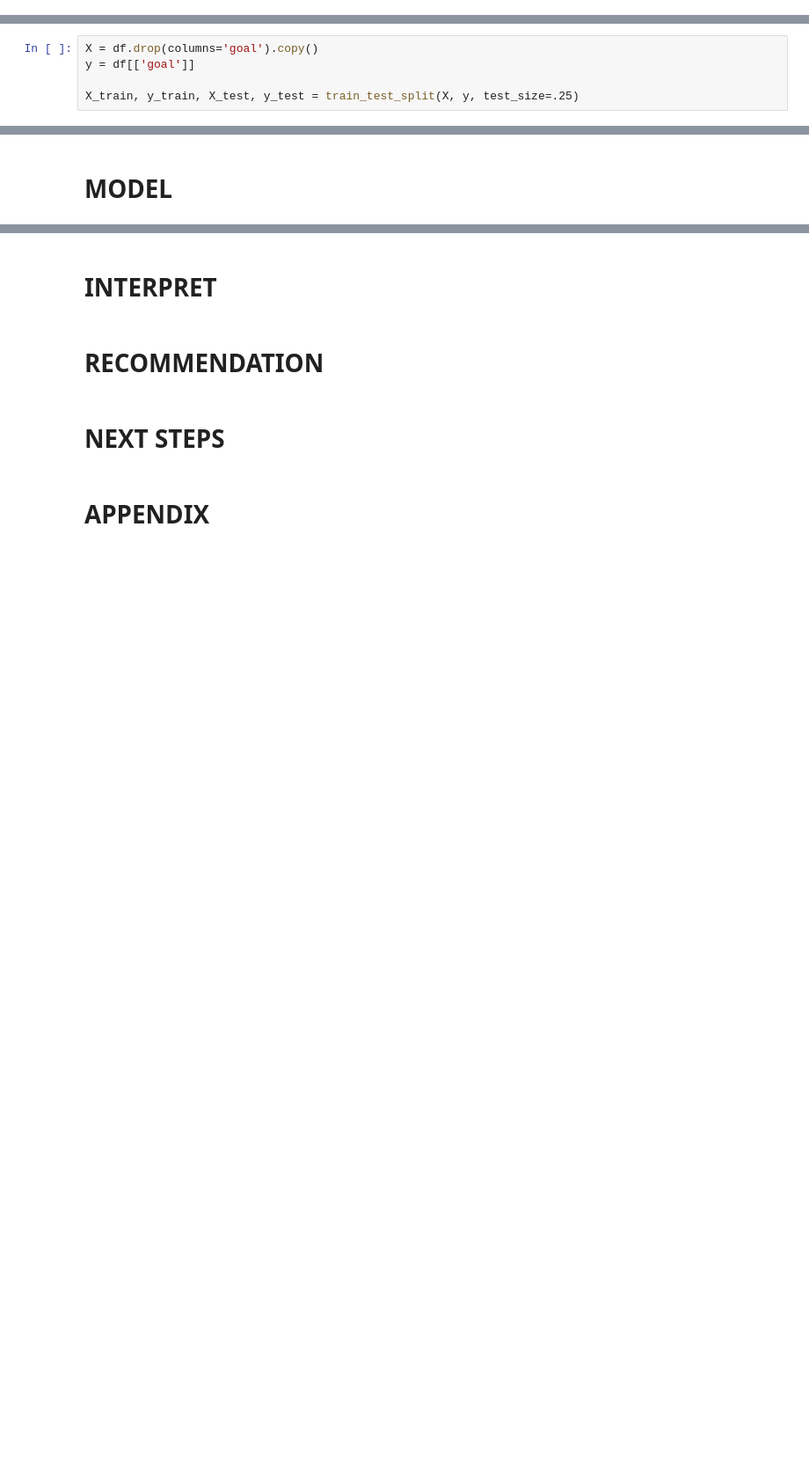
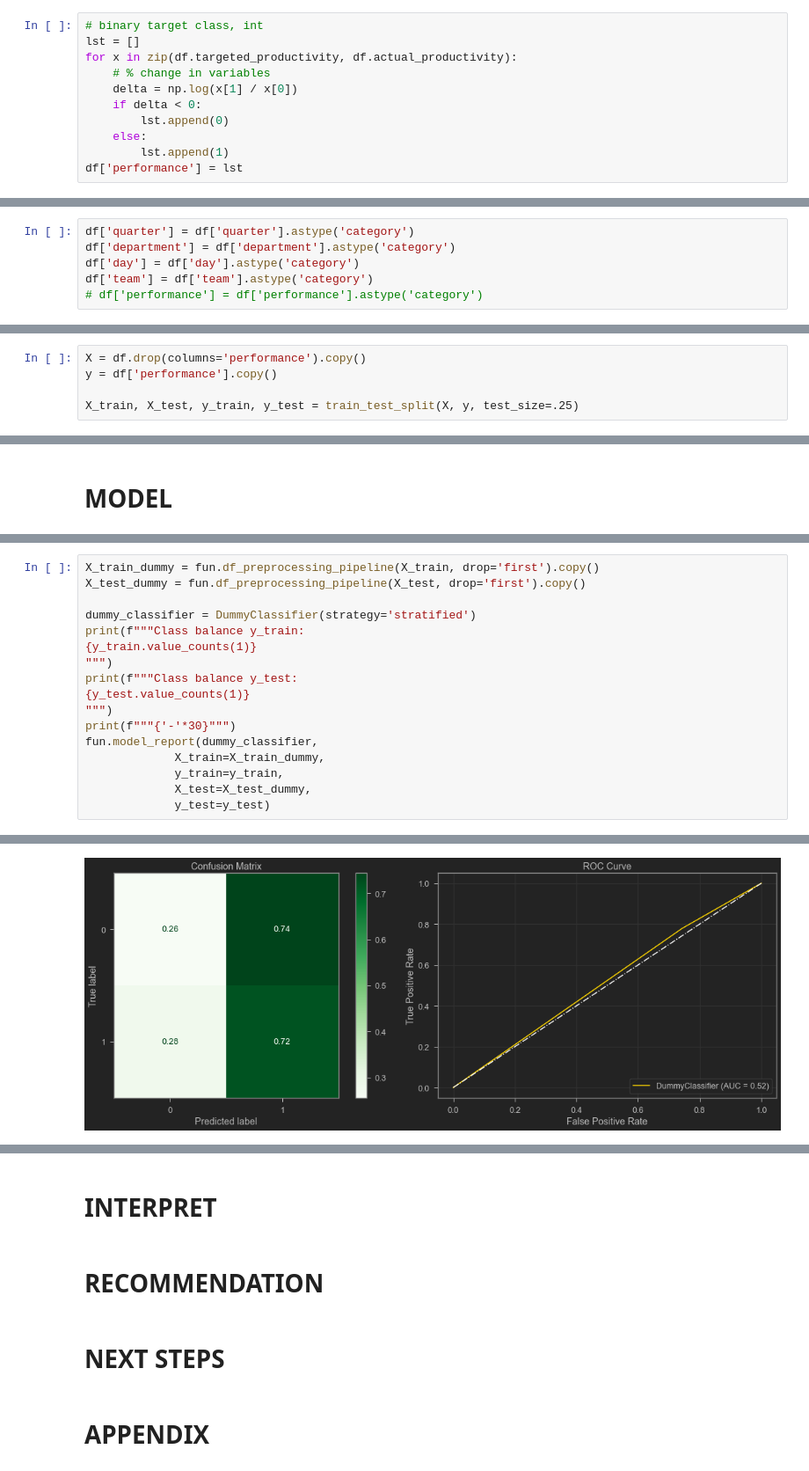
Before and after one commit to tamjid-ahsan/Garment-worker-efficiency, a Jupyter notebook: student.ipynb, the cells around one changed output, grey strips where cells are left out. Shown at 88% size. Saved outputs shown, nothing was run; the diff lists cells and outputs as text; blank space fills up the shorter version.

```diff
--- a/student.ipynb
+++ b/student.ipynb
@@ -147,0 +205,11 @@ wip
+# %%
+# binary target class, int
+lst = []
+for x in zip(df.targeted_productivity, df.actual_productivity):
+    # % change in variables
+    delta = np.log(x[1] / x[0])
+    if delta < 0:
+        lst.append(0)
+    else:
+        lst.append(1)
+df['performance'] = lst
@@ -178,0 +272,6 @@ split
+# %%
+df['quarter'] = df['quarter'].astype('category')
+df['department'] = df['department'].astype('category')
+df['day'] = df['day'].astype('category')
+df['team'] = df['team'].astype('category')
+# df['performance'] = df['performance'].astype('category')
@@ -179,8 +304,8 @@ split
 # %%
-X = df.drop(columns='goal').copy()
-y = df[['goal']]
+X = df.drop(columns='performance').copy()
+y = df['performance'].copy()
 
-X_train, y_train, X_test, y_test = train_test_split(X, y, test_size=.25)
+X_train, X_test, y_train, y_test = train_test_split(X, y, test_size=.25)
 # %%
 X_train.shape, y_train.shape, X_test.shape, y_test.shape
 # %% [output]
@@ -199,0 +389,18 @@ X_train.shape, y_train.shape, X_test.shape, y_test.shape
+# %%
+X_train_dummy = fun.df_preprocessing_pipeline(X_train, drop='first').copy()
+X_test_dummy = fun.df_preprocessing_pipeline(X_test, drop='first').copy()
+
+dummy_classifier = DummyClassifier(strategy='stratified')
+print(f"""Class balance y_train:
+{y_train.value_counts(1)}
+""")
+print(f"""Class balance y_test:
+{y_test.value_counts(1)}
+""")
+print(f"""{'-'*30}""")
+fun.model_report(dummy_classifier,
+             X_train=X_train_dummy,
+             y_train=y_train,
+             X_test=X_test_dummy,
+             y_test=y_test)
+# %% [output]
@@ -199,0 +439 @@ X_train.shape, y_train.shape, X_test.shape, y_test.shape
+[figure, added]
```
Also changed, not shown: parts of 78 cells of this notebook, 1 other file.
